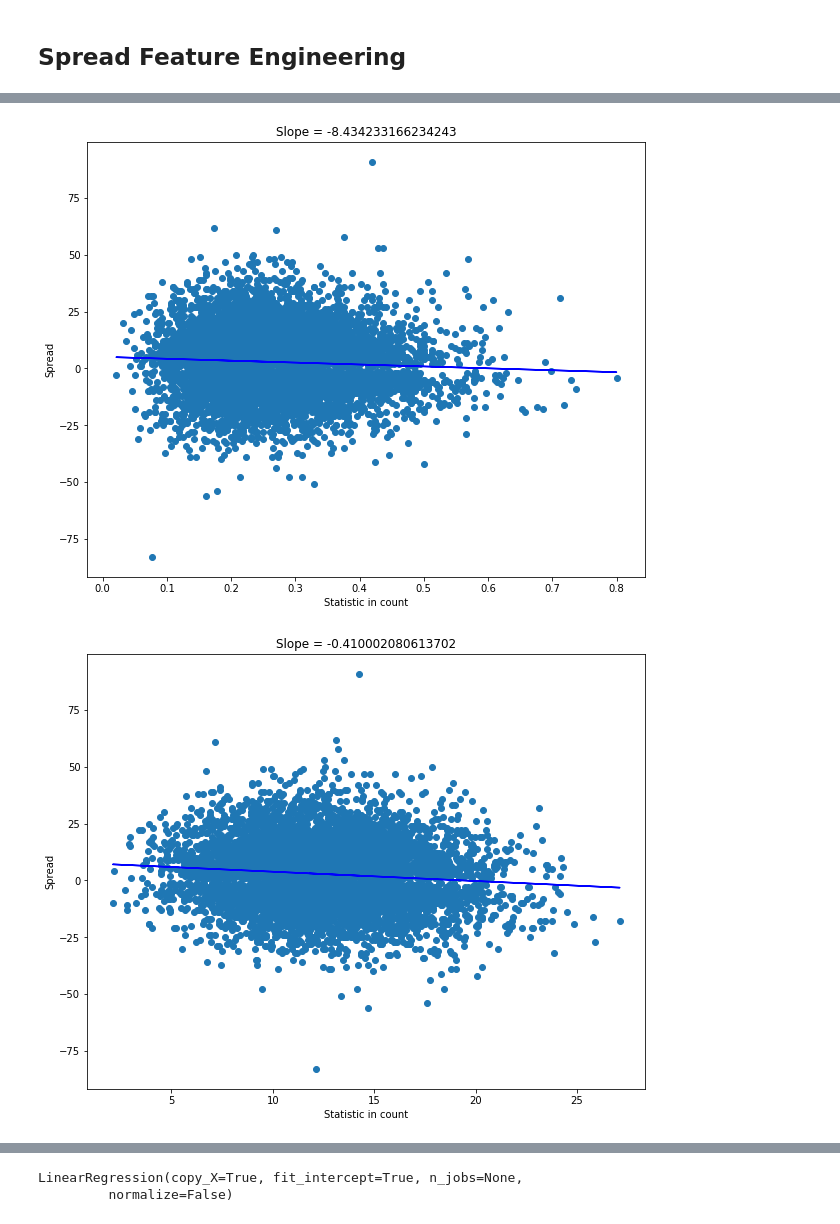
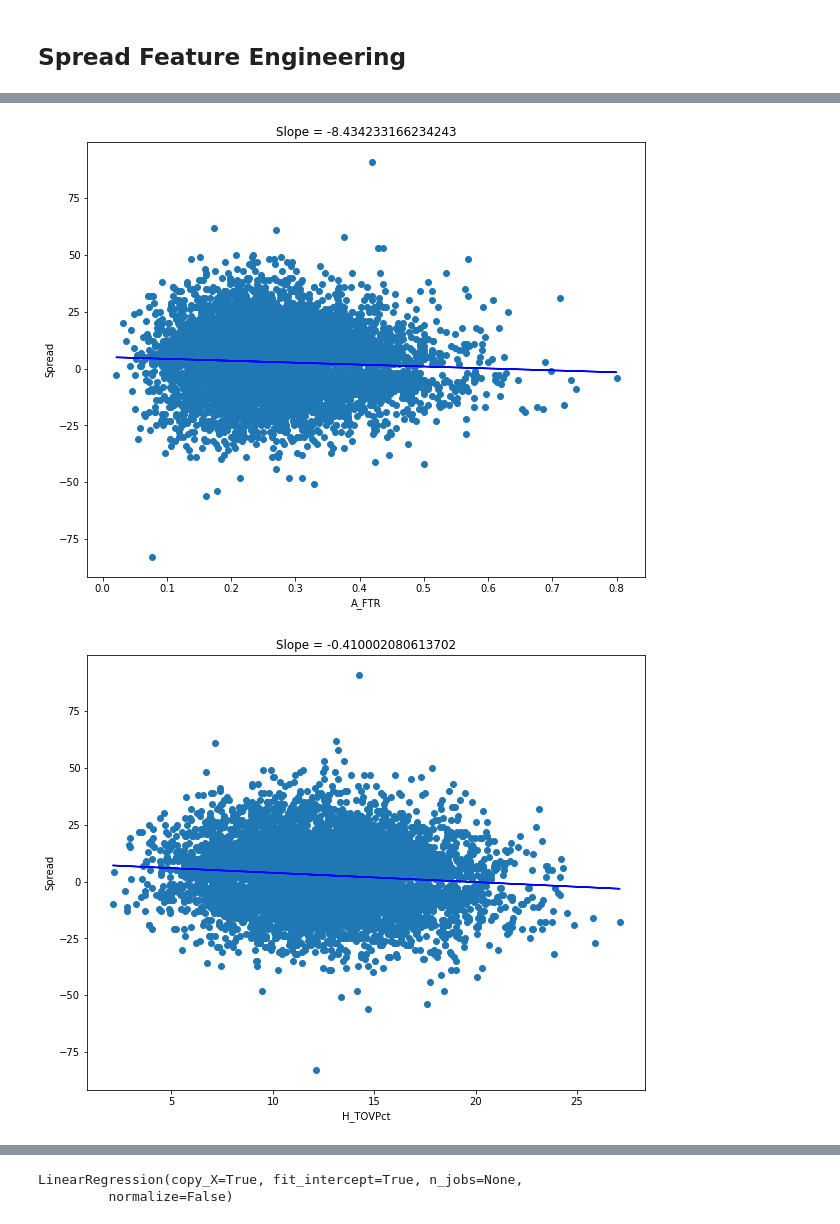
Before and after one commit to ThomasMoroski/NBA-Modeling-and-NLP-Application, a Jupyter notebook: NBA_Modeling_and_NLP_Application.ipynb, the cells around one changed output, grey strips where cells are left out. Drawn from its saved outputs; the diff is of its cells as text; code cells hidden in the pictures.

Commit message:
Final addition to inclide i.names

```diff
--- a/NBA_Modeling_and_NLP_Application.ipynb
+++ b/NBA_Modeling_and_NLP_Application.ipynb
@@ -441,20 +441,20 @@ variable_collection = [df.A_FTR, df.H_TOVPct,df. H_AST_TOV_Ratio, df.A_BLKPct, d
 # %%
 for i in variable_collection:
     x = np.array(i)
     y = np.array(df.spread)
 
 # Deriving slope,intercept values
     slope, intercept = np.polyfit(x, y, 1)
     abline_values = [slope * i + intercept for i in x]
 
 #Plotting the figure
     plt.figure(figsize=(10,8))
     plt.scatter(x, y)
     plt.plot(x, abline_values, 'b')
     plt.title("Slope = %s" % (slope))
-    plt.xlabel("Statistic in count")
+    plt.xlabel(i.name)
     plt.ylabel("Spread")
     plt.show()
 # %% [output]
-[figure, old version]
+[figure, new version]
-[figure, old version]
+[figure, new version]
```
Also changed, not shown: parts of 3 cells of this notebook.
